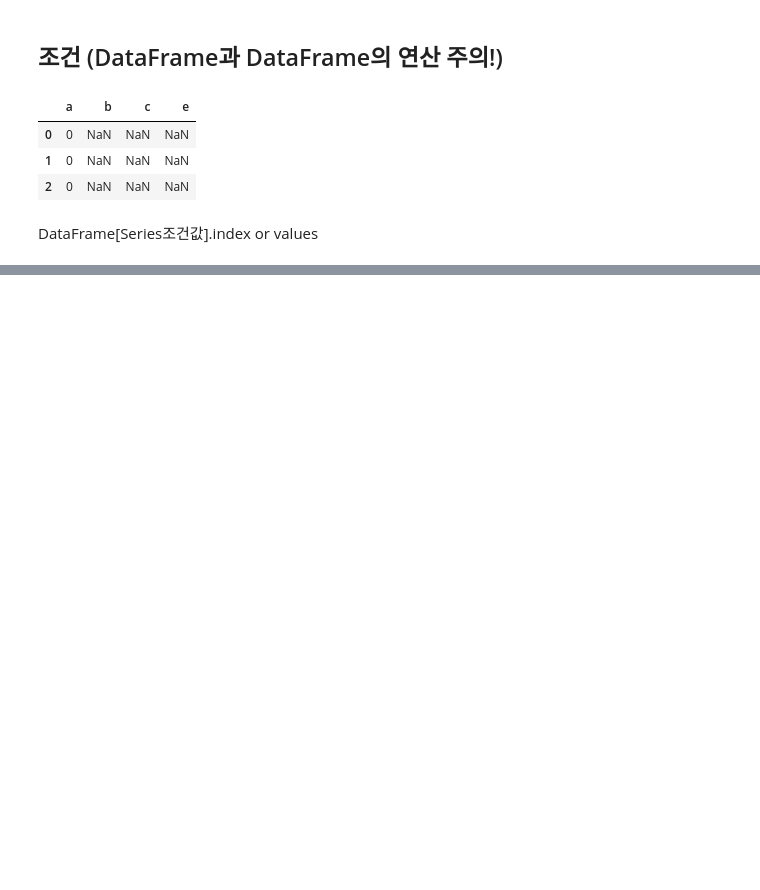
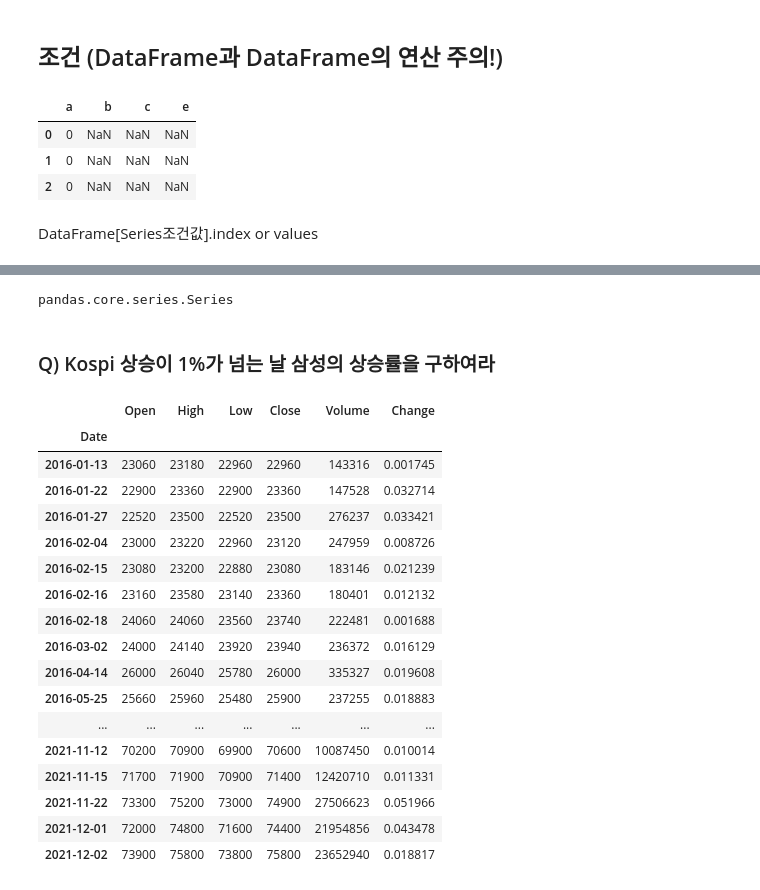
Before and after one commit to DavidEugen/study.python.start, a Jupyter notebook: pandas/03_DataFrame.ipynb, the cells around one changed output, grey strips where cells are left out. Cells and saved outputs as stored; diff of their text form; code cells hidden in the pictures; blank space fills up the shorter version.

```diff
--- a/pandas/03_DataFrame.ipynb
+++ b/pandas/03_DataFrame.ipynb
@@ -1360,0 +1423,27 @@ FileNotFoundError: [Errno 2] No such file or directory: 'samsung_kospi_excel.xls
+# %%
+type(df_kospi['Change']>=0.01)
+# %% [output]
+pandas.core.series.Series
+# %% [markdown]
+### Q) Kospi 상승이 1%가 넘는 날 삼성의 상승률을 구하여라
+# %%
+df_samsung[df_kospi['Change']>=0.01]
+# %% [output]
+|  | Open | High | Low | Close | Volume | Change |
+| Date |  |  |  |  |  |  |
+| 2016-01-13 | 23060 | 23180 | 22960 | 22960 | 143316 | 0.001745 |
+| 2016-01-22 | 22900 | 23360 | 22900 | 23360 | 147528 | 0.032714 |
+| 2016-01-27 | 22520 | 23500 | 22520 | 23500 | 276237 | 0.033421 |
+| 2016-02-04 | 23000 | 23220 | 22960 | 23120 | 247959 | 0.008726 |
+| 2016-02-15 | 23080 | 23200 | 22880 | 23080 | 183146 | 0.021239 |
+| 2016-02-16 | 23160 | 23580 | 23140 | 23360 | 180401 | 0.012132 |
+| 2016-02-18 | 24060 | 24060 | 23560 | 23740 | 222481 | 0.001688 |
+| 2016-03-02 | 24000 | 24140 | 23920 | 23940 | 236372 | 0.016129 |
+| 2016-04-14 | 26000 | 26040 | 25780 | 26000 | 335327 | 0.019608 |
+| 2016-05-25 | 25660 | 25960 | 25480 | 25900 | 237255 | 0.018883 |
+| ... | ... | ... | ... | ... | ... | ... |
+| 2021-11-12 | 70200 | 70900 | 69900 | 70600 | 10087450 | 0.010014 |
+| 2021-11-15 | 71700 | 71900 | 70900 | 71400 | 12420710 | 0.011331 |
+| 2021-11-22 | 73300 | 75200 | 73000 | 74900 | 27506623 | 0.051966 |
+| 2021-12-01 | 72000 | 74800 | 71600 | 74400 | 21954856 | 0.043478 |
+| 2021-12-02 | 73900 | 75800 | 73800 | 75800 | 23652940 | 0.018817 |
```
Also changed, not shown: parts of 32 cells of this notebook, 1 other file.
